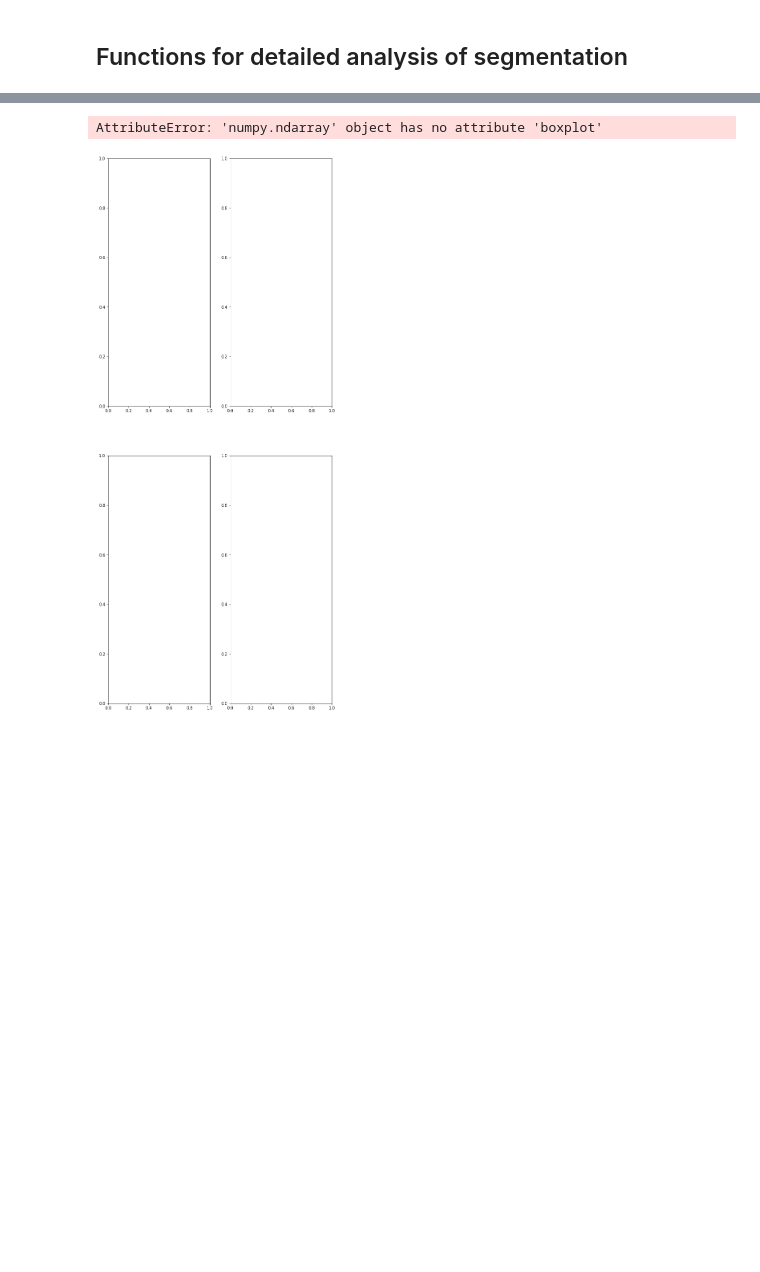
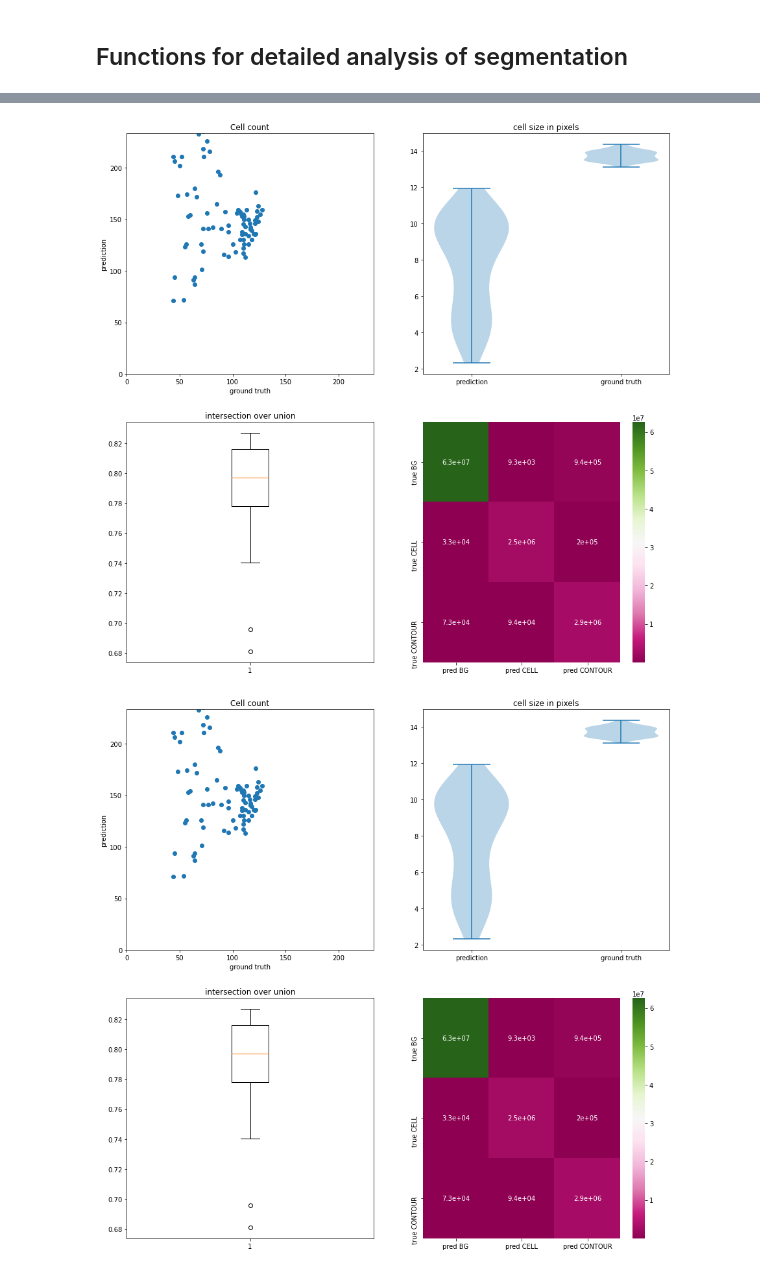
Before and after one commit to aarpon/qu, a Jupyter notebook: notebooks/MJR_Experiment_tracking.ipynb, the cells around one changed output, grey strips where cells are left out. Drawn from its saved outputs; the diff is of its cells as text; code cells hidden in the pictures; blank space fills up the shorter version.

```diff
--- a/notebooks/MJR_Experiment_tracking.ipynb
+++ b/notebooks/MJR_Experiment_tracking.ipynb
@@ -74,17 +76,19 @@ def get_contours(img) -> object:
 	cv2.CHAIN_APPROX_SIMPLE)
     return cnts, dist_transform
 
-def count_cells(img) -> int:
+def count_cells(cnts) -> int:
     """counts distinct objects in mask
-    @param: img - 2d array with 0-3 values """
-    cnts,_ = get_contours(img)
+    @param: cnts - array with contour information (from get_contours)
+    """
     return len(cnts[0])
 
-def get_size_of_cells(img) -> list:
+def get_cell_size(img, cnts, dist_transform) -> list:
     """get cell size distribution in pixels
     @param: img - 2d array with 0-3 values
+    @param: cnts - array with contour information (from get_contours)
+    @param: dist_transform - dist transform array (from get_contours)
     @returns list of cell sizes  """
-    cnts, dist_transform =get_contours(img)
+
     size_list=[]
     for cnt in cnts[0]:
         bbox = cv2.boundingRect(cnt)
@@ -94,12 +98,13 @@ def get_size_of_cells(img) -> list:
         size_list.append(int(max_size))
     return size_list
 
-def detect_partial_segmentation(img):
+def detect_partial_segmentation(img, cnts, dist_transform) -> list:
     """ evaluate prediction quality of contour (class 2) vs actual cell (class 1)
     @param: img - 2d array with 0-3 values
+    @param: cnts - array with contour information (from get_contours)
+    @param: dist_transform - dist transform array (from get_contours)
     @returns count of wrong cells
     """
-    cnts, dist_transform =get_contours(img)
     size_list=[]
     problem_list = []
     for cnt in cnts[0]:
@@ -111,10 +116,23 @@ def detect_partial_segmentation(img):
                    bbox_remapped[2] : bbox_remapped[3] ]
         contour = np.ma.masked_where(aoi_dist>2, aoi)
         inner = np.ma.masked_where(aoi_dist<=2, aoi)
-    if (1 in np.unique(contour)) or (1 not in np.unique(inner) ):
+    if (1 in np.ma.unique(contour)) or (1 not in np.ma.unique(inner) ):
         problem_list.append(cnt)
 
     return problem_list
+
+def int_over_union(img, img2) -> list:
+    """computes intersection over union metric, exclusing areas with false positives
+    @param: img - 2d array with 0-3 values (ground truth)
+    @param: img2 - 2d array with 0-3 values (prediction)
+    """
+
+    inters = img & img2
+    union = img + img2
+
+    iou = np.sum(inters>0)/np.sum(union>0)
+
+    return(iou)
 # %%
 # batch assessment
 import os
@@ -196,7 +254,6 @@ def check_segmentation_predictions(gt_fold_path, pred_fold_path, verbose=False):
 gt_fold_path = "/home/matt/.qu/data/demo_segmentation/masks"
 
 pred_fold_path = "/home/matt/.qu/data/demo_segmentation/preds"
-
-_ = check_segmentation_predictions(gt_fold_path, pred_fold_path, True)
+%timeit check_segmentation_predictions(gt_fold_path, pred_fold_path, 1)
 # %% [output]
 found 90 ground truth and 90 predictions
@@ -203,2 +276,2 @@ found 90 ground truth and 90 predictions
-AttributeError: 'numpy.ndarray' object has no attribute 'boxplot'
-[figure, old version]
+[figure, new version]
+[figure, added]
```
Also changed, not shown: parts of 4 cells of this notebook.
